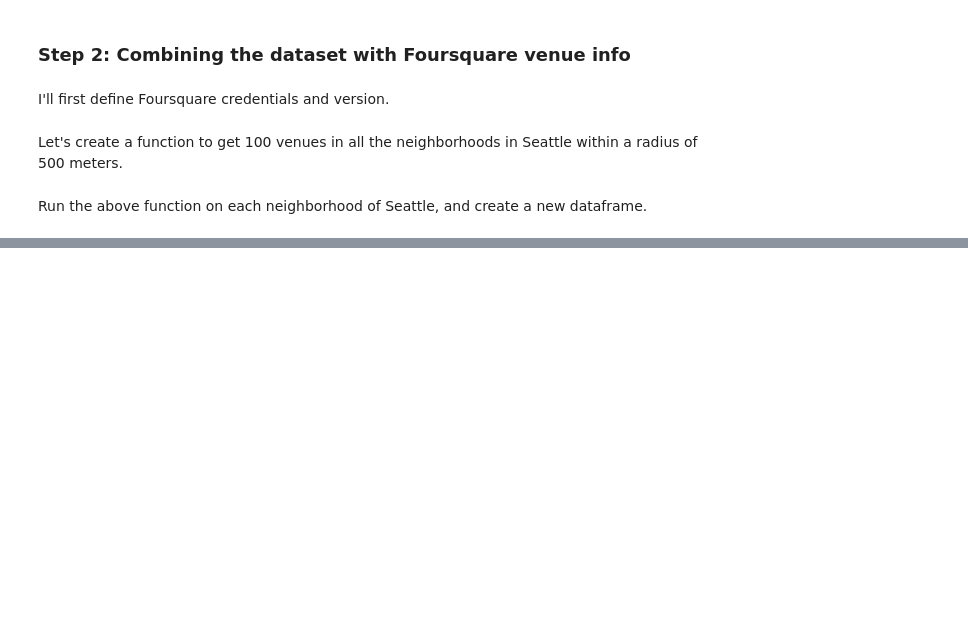
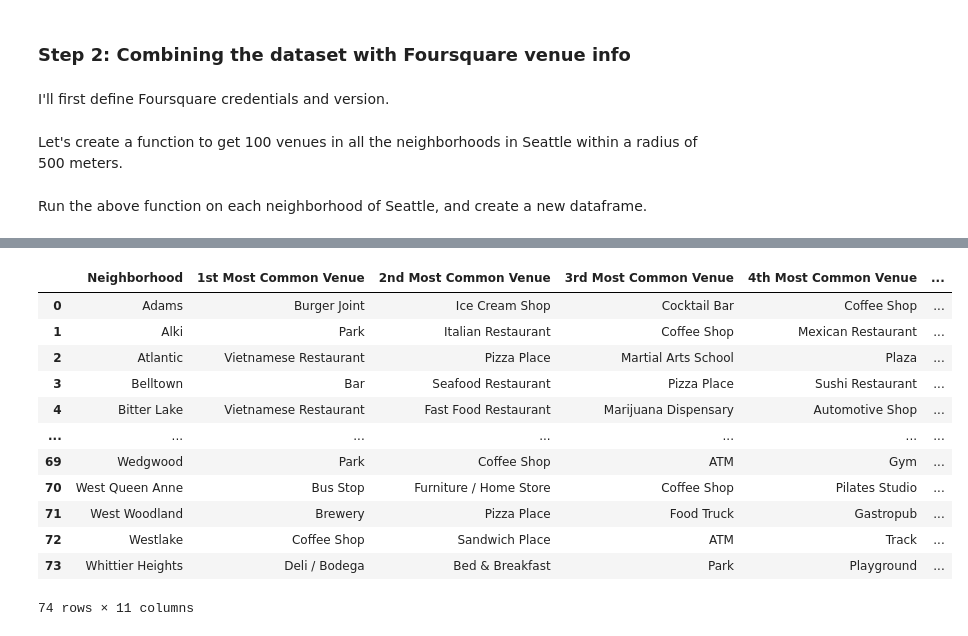
Before and after one commit to matakahas/IBM_capstone, a Jupyter notebook: Week4_Assignment.ipynb, the cells around one changed output, grey strips where cells are left out. Cells and saved outputs as stored; diff of their text form; code cells hidden in the pictures; blank space fills up the shorter version.

```diff
--- a/Week4_Assignment.ipynb
+++ b/Week4_Assignment.ipynb
@@ -174,0 +256,6 @@ Seattle_venues.head()
+# %%
+def return_most_common_venues(row, num_top_venues):
+    row_categories = row.iloc[1:]
+    row_categories_sorted = row_categories.sort_values(ascending=False)
+
+    return row_categories_sorted.index.values[0:num_top_venues]
@@ -174,0 +281,16 @@ Seattle_venues.head()
+# %%
+neighborhoods_venues_sorted
+# %% [output]
+|  | Neighborhood | 1st Most Common Venue | 2nd Most Common Venue | 3rd Most Common Venue | 4th Most Common Venue | ... |
+| 0 | Adams | Burger Joint | Ice Cream Shop | Cocktail Bar | Coffee Shop | ... |
+| 1 | Alki | Park | Italian Restaurant | Coffee Shop | Mexican Restaurant | ... |
+| 2 | Atlantic | Vietnamese Restaurant | Pizza Place | Martial Arts School | Plaza | ... |
+| 3 | Belltown | Bar | Seafood Restaurant | Pizza Place | Sushi Restaurant | ... |
+| 4 | Bitter Lake | Vietnamese Restaurant | Fast Food Restaurant | Marijuana Dispensary | Automotive Shop | ... |
+| ... | ... | ... | ... | ... | ... | ... |
+| 69 | Wedgwood | Park | Coffee Shop | ATM | Gym | ... |
+| 70 | West Queen Anne | Bus Stop | Furniture / Home Store | Coffee Shop | Pilates Studio | ... |
+| 71 | West Woodland | Brewery | Pizza Place | Food Truck | Gastropub | ... |
+| 72 | Westlake | Coffee Shop | Sandwich Place | ATM | Track | ... |
+| 73 | Whittier Heights | Deli / Bodega | Bed & Breakfast | Park | Playground | ... |
+74 rows × 11 columns
```
Also changed, not shown: parts of 48 cells of this notebook, 1 other file.
